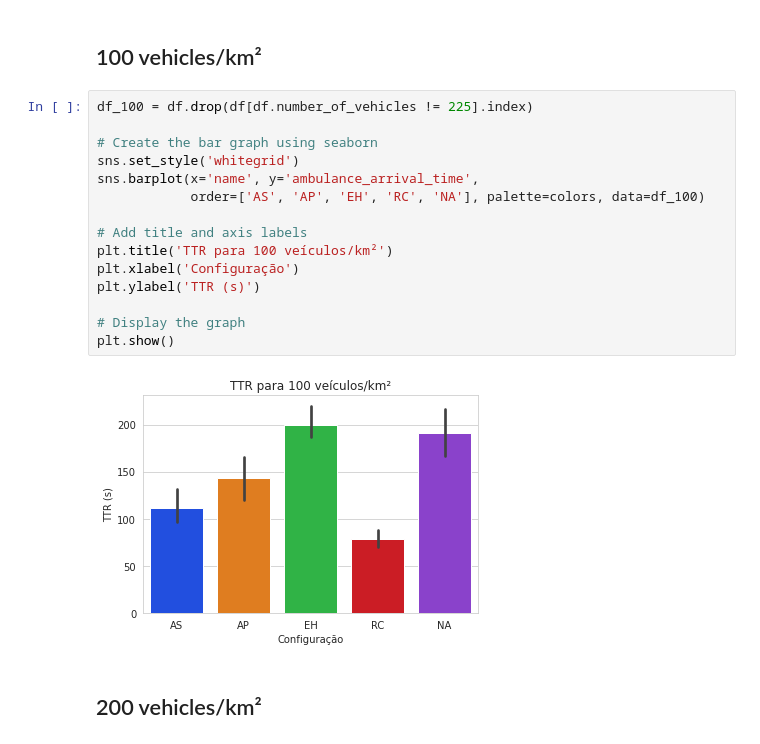
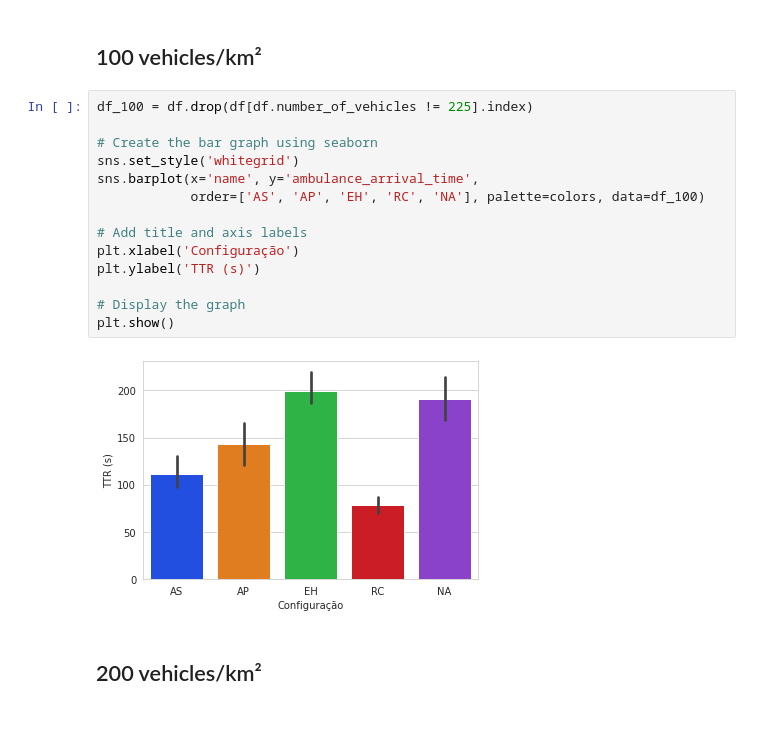
Before and after one commit to jaehnri/vanet-emergency-system, a Jupyter notebook: src/analysis/Analyze Simulation Results.ipynb, the cells around one changed output. Cells and saved outputs as stored; diff of their text form.

```diff
--- a/src/analysis/Analyze Simulation Results.ipynb
+++ b/src/analysis/Analyze Simulation Results.ipynb
@@ -94,20 +94,19 @@ colors = sns.color_palette("bright", 5)
 # %%
 df_100 = df.drop(df[df.number_of_vehicles != 225].index)
 
 # Create the bar graph using seaborn
 sns.set_style('whitegrid')
 sns.barplot(x='name', y='ambulance_arrival_time',
             order=['AS', 'AP', 'EH', 'RC', 'NA'], palette=colors, data=df_100)
 
 # Add title and axis labels
-plt.title('TTR para 100 veículos/km²')
 plt.xlabel('Configuração')
 plt.ylabel('TTR (s)')
 
 # Display the graph
 plt.show()
 # %% [output]
-[figure, old version]
+[figure, new version]
 # %% [markdown]
 ## 200 vehicles/km²
 # %%
```
Also changed, not shown: parts of 3 cells of this notebook, 7 other files.
